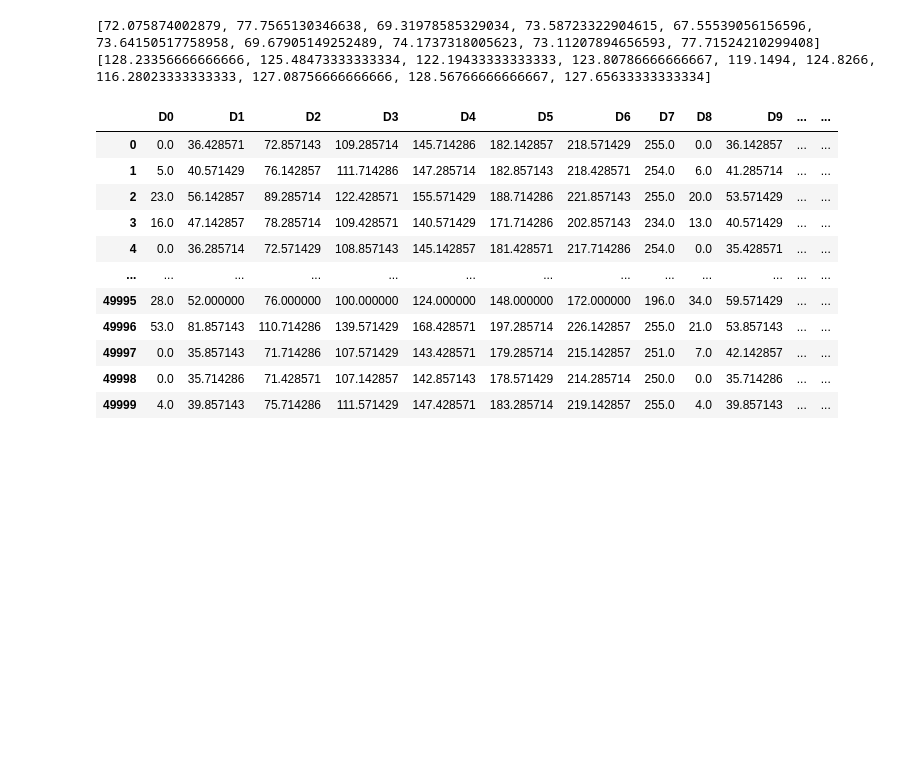
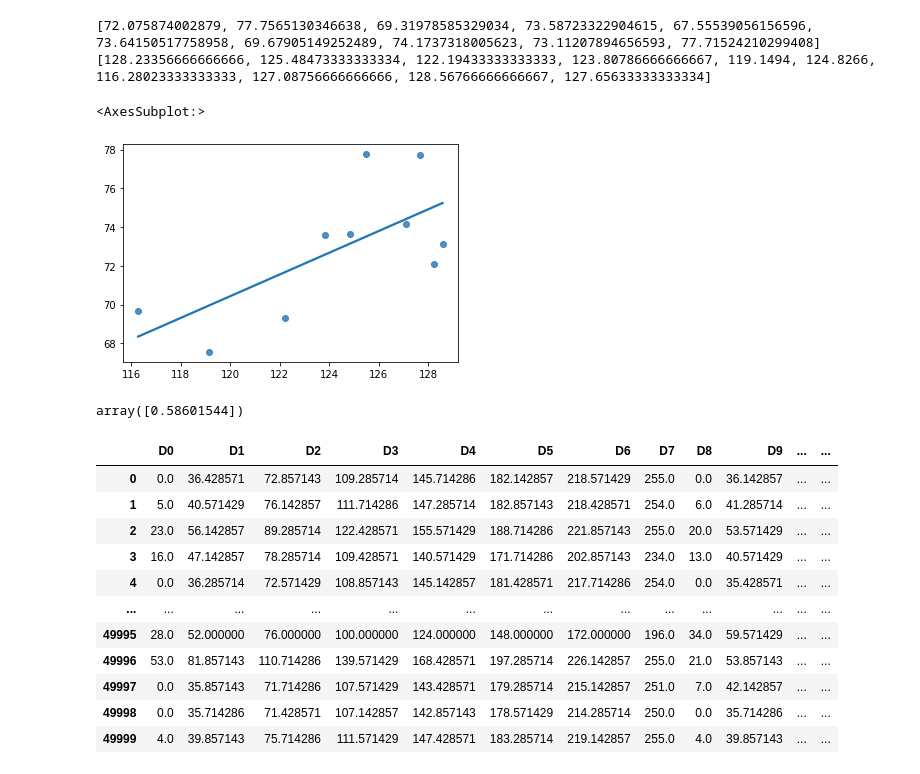
Before and after one commit to Exion35/UT---DataScience, a Jupyter notebook: Assignment 1 - Understanding a dataset.ipynb, the cells around one changed output. Drawn from its saved outputs; the diff is of its cells as text; code cells hidden in the pictures; blank space fills up the shorter version.

```diff
--- a/Assignment 1 - Understanding a dataset.ipynb
+++ b/Assignment 1 - Understanding a dataset.ipynb
@@ -194,6 +197,16 @@ print(means)
 # %% [output]
 [72.075874002879, 77.7565130346638, 69.31978585329034, 73.58723322904615, 67.55539056156596, 73.64150517758958, 69.67905149252489, 74.1737318005623, 73.11207894656593, 77.71524210299408]
 [128.23356666666666, 125.48473333333334, 122.19433333333333, 123.80786666666667, 119.1494, 124.8266, 116.28023333333333, 127.08756666666666, 128.56766666666667, 127.65633333333334]
+# %%
+sns.regplot(means, stds, ci=None)
+# %% [output]
+<AxesSubplot:>
+[figure, added]
+# %%
+res = sm.OLS(stds, means).fit()
+res.params
+# %% [output]
+array([0.58601544])
 # %%
 desc, labels = [], []
 
```
Also changed, not shown: parts of 6 cells of this notebook.
